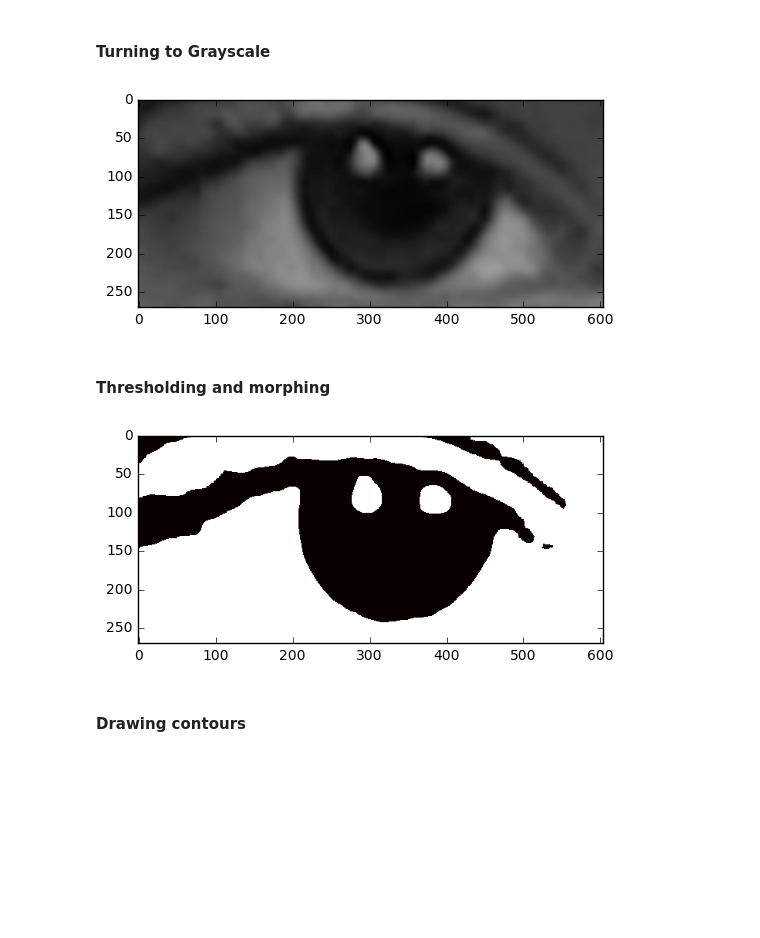
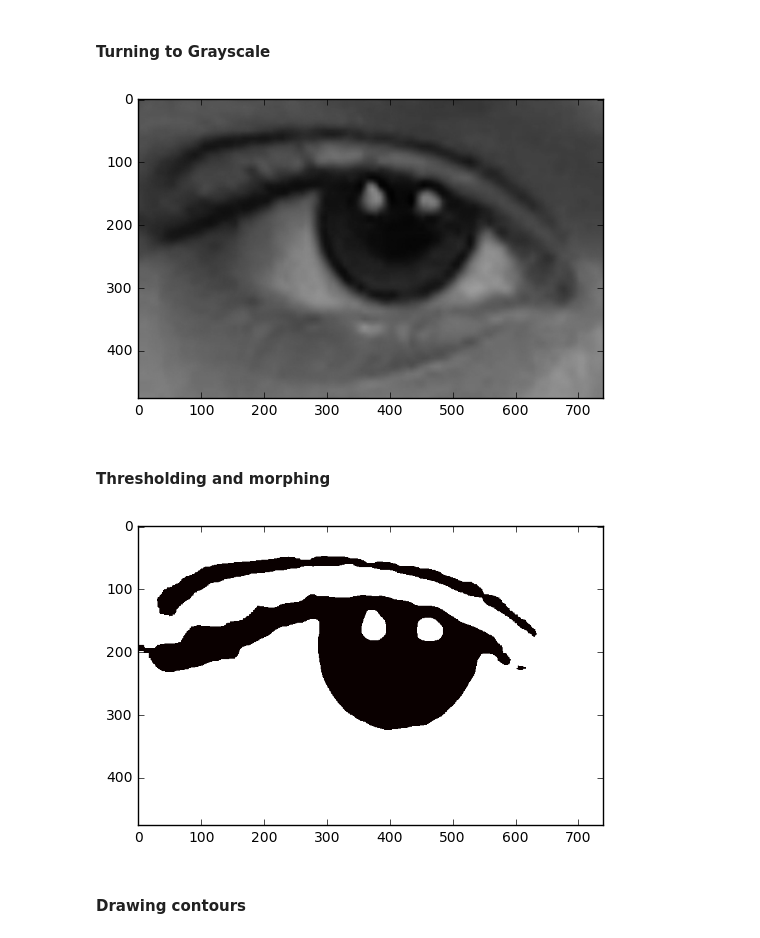
Before and after one commit to RayGonzalez/EyeBrights, a Jupyter notebook: IrisSegmentation.ipynb, the cells around one changed output. Saved outputs shown, nothing was run; the diff lists cells and outputs as text; code cells hidden in the pictures; blank space fills up the shorter version.

```diff
--- a/IrisSegmentation.ipynb
+++ b/IrisSegmentation.ipynb
@@ -11,12 +11,12 @@ import cv2
 #### Turning to Grayscale
 # %%
 #Let's keep the color image, so we can see the contours there
-img = Image.open('eye2.png').convert('LA')
+img = Image.open('eye1.png').convert('LA')
 img.save('grayscale.png')
 plt.imshow(img)
 plt.show()
 # %% [output]
-[figure, old version]
+[figure, new version]
 # %% [markdown]
 #### Thresholding and morphing
 # %%
@@ -35,7 +35,7 @@ imgMorph = Image.fromarray(morph, 'L')
 plt.imshow(imgMorph, cmap = 'hot')
 plt.show()
 # %% [output]
-[figure, old version]
+[figure, new version]
 # %% [markdown]
 #### Drawing contours
 # %%
```
Also changed, not shown: parts of 6 cells of this notebook, 2 other files.
